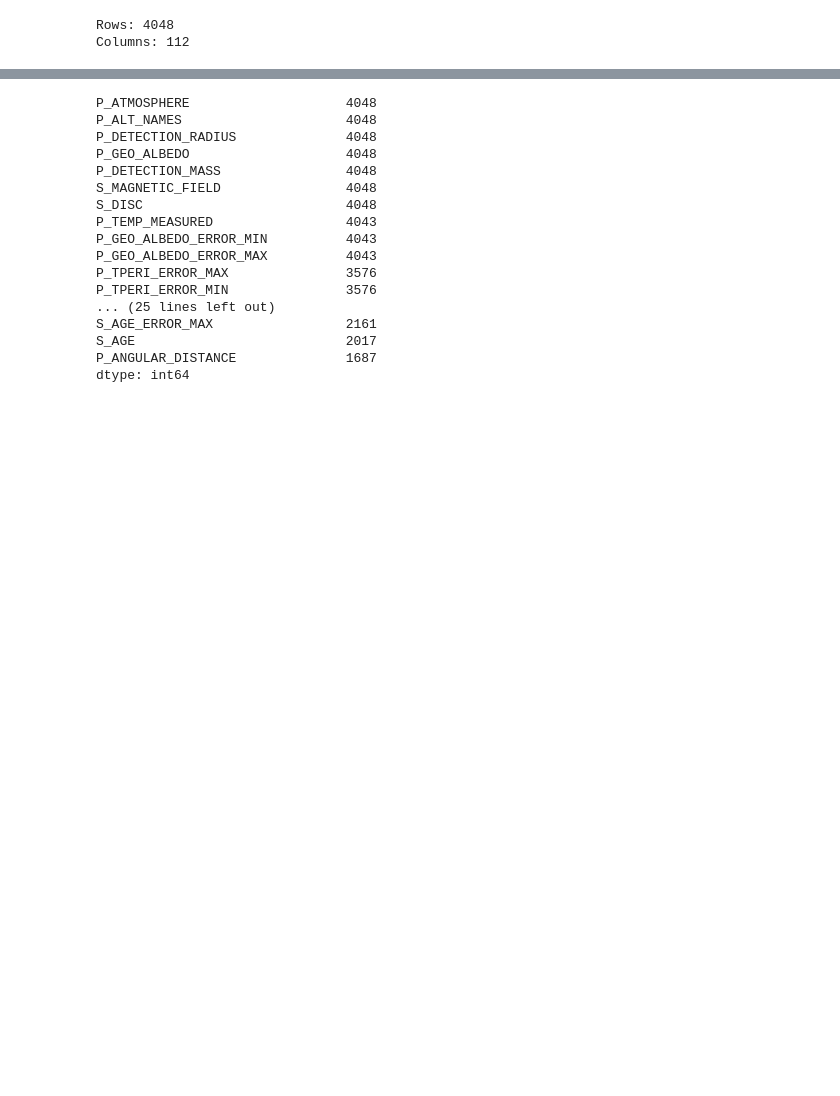
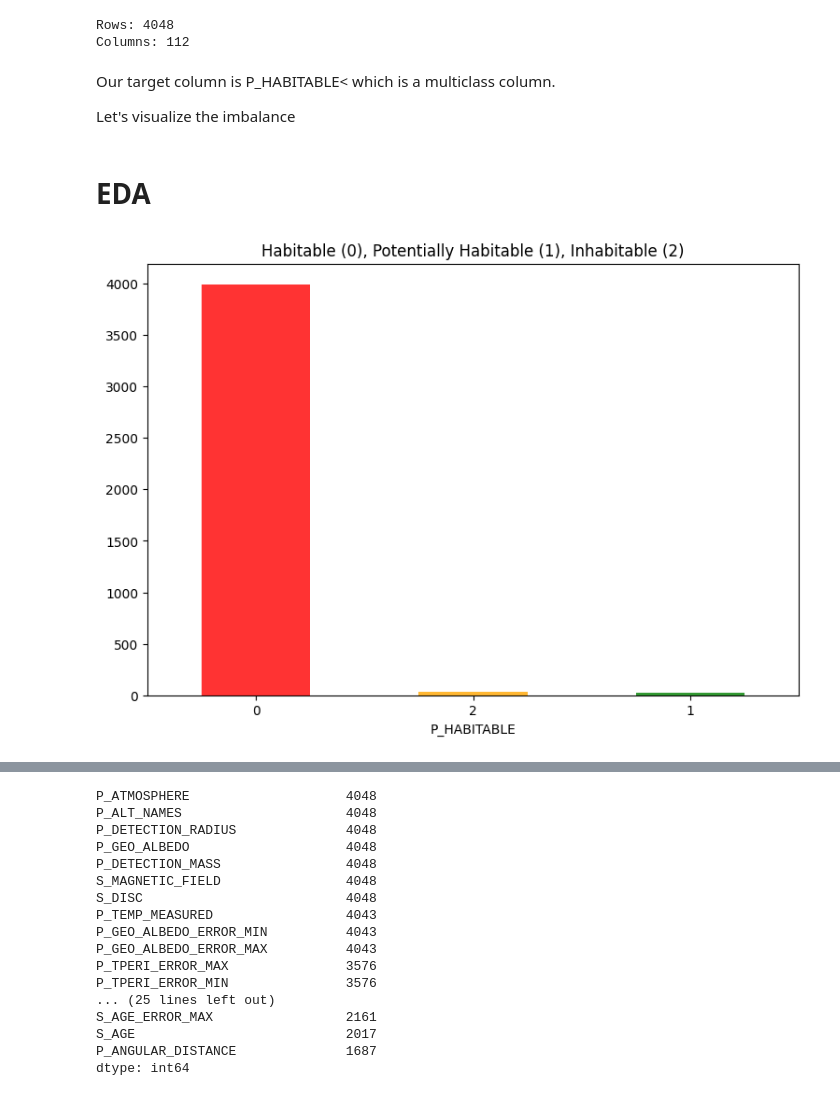
Before and after one commit to Ridima28/Exoplanet-Habitability-Classification, a Jupyter notebook: models/main.ipynb, the cells around one changed output, grey strips where cells are left out. Saved outputs shown, nothing was run; the diff lists cells and outputs as text; code cells hidden in the pictures; blank space fills up the shorter version.

```diff
--- a/models/main.ipynb
+++ b/models/main.ipynb
@@ -62,3 +73,19 @@ print(f'Columns: {shape[1]}')
 # %% [output]
 Rows: 4048
 Columns: 112
+# %% [markdown]
+Our target column is P_HABITABLE< which is a multiclass column.
+
+Let's visualize the imbalance
+# %% [markdown]
+# **EDA**
+# %%
+fig = plt.figure(figsize = (9,6))
+
+df.P_HABITABLE.value_counts(ascending=False).plot(kind = 'bar', color= ['red', 'orange', 'green'], alpha = 0.8, rot = 0)
+
+plt.title('Habitable (0), Potentially Habitable (1), Inhabitable (2)')
+plt.savefig("Class-Imbalance.png")
+plt.show()
+# %% [output]
+[figure, added]
```
Also changed, not shown: parts of 7 cells of this notebook, 2 other files.
